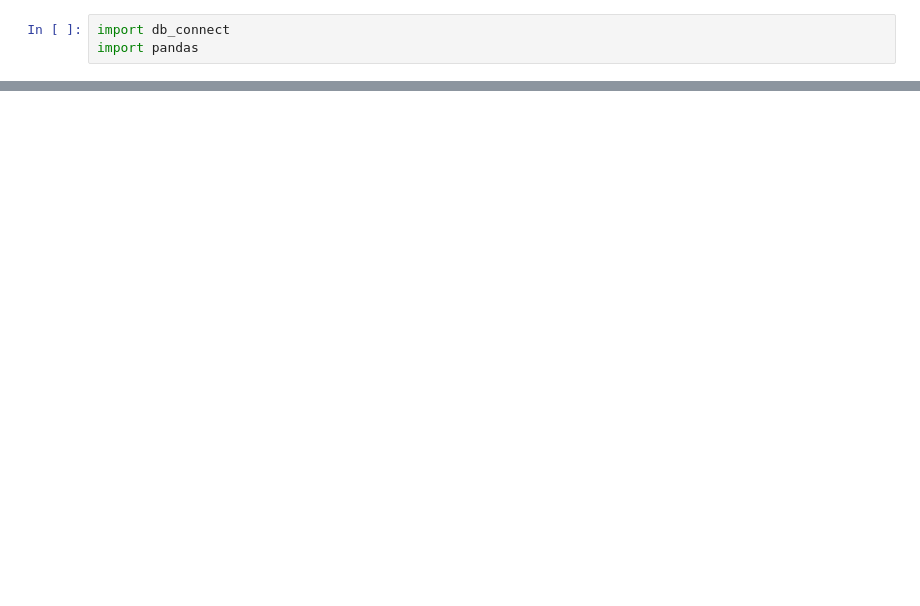
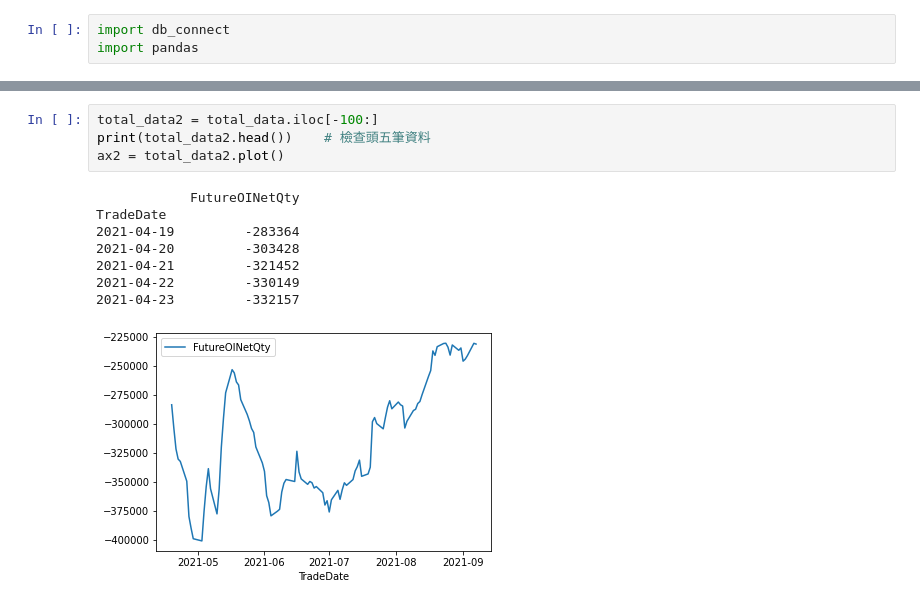
Before and after one commit to eyelash500/2021_ironman_fintech, a Jupyter notebook: d8_3Legal_chart.ipynb, the cells around one changed output, grey strips where cells are left out. Drawn from its saved outputs; the diff is of its cells as text; blank space fills up the shorter version.

```diff
--- a/d8_3Legal_chart.ipynb
+++ b/d8_3Legal_chart.ipynb
@@ -34,0 +32,13 @@ AttributeError: 'DataFrame' object has no attribute 'close'
+# %%
+total_data2 = total_data.iloc[-100:]
+print(total_data2.head())    # 檢查頭五筆資料
+ax2 = total_data2.plot()
+# %% [output]
+            FutureOINetQty
+TradeDate
+2021-04-19         -283364
+2021-04-20         -303428
+2021-04-21         -321452
+2021-04-22         -330149
+2021-04-23         -332157
+[figure, added]
```
Also changed, not shown: parts of 6 cells of this notebook.
